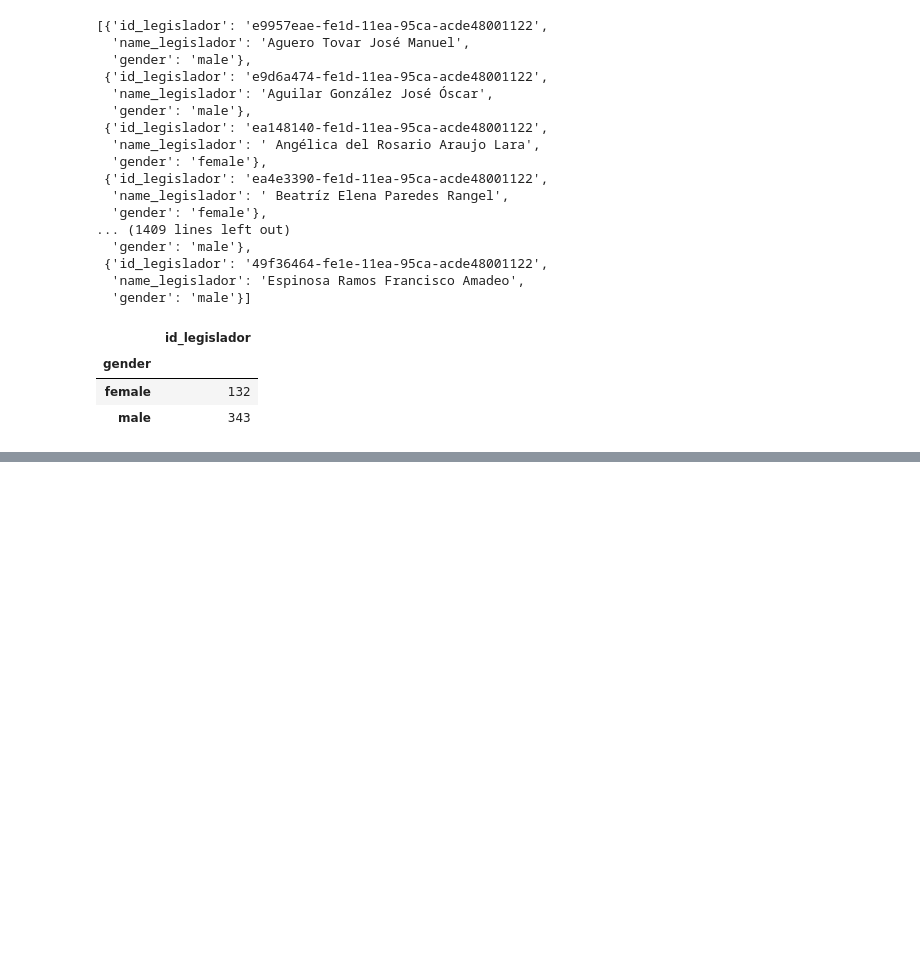
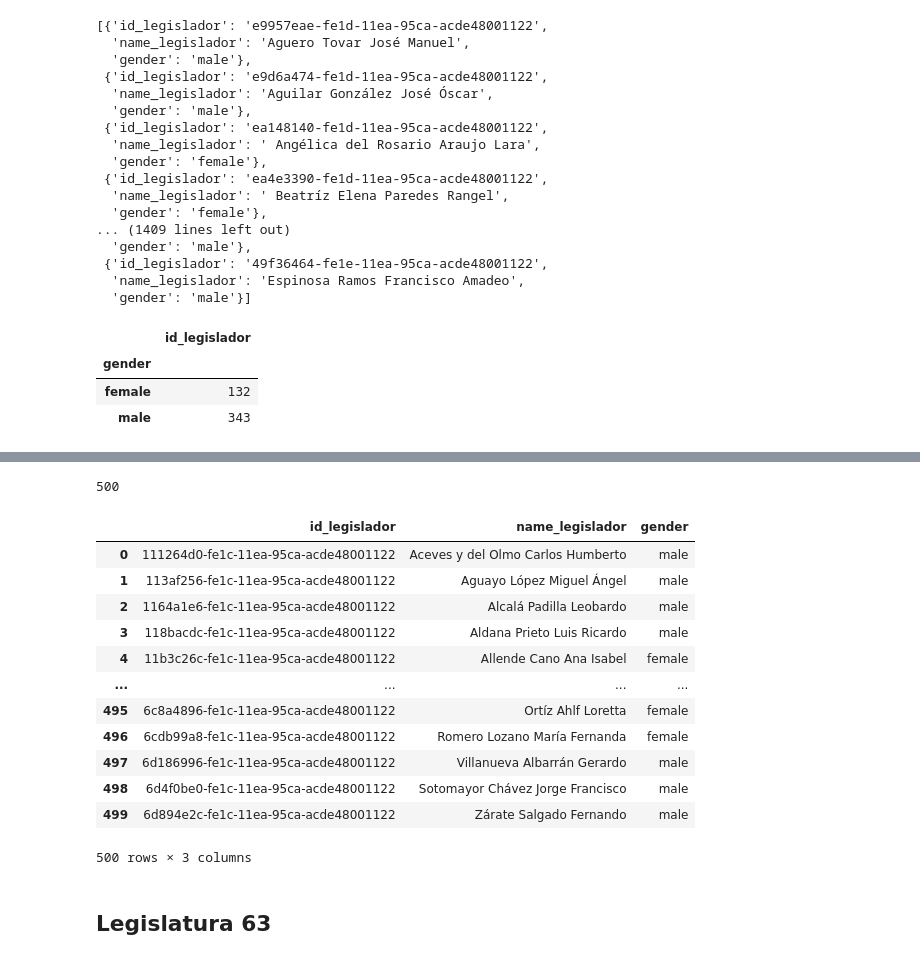
Before and after one commit to cblanesg/Congressional-dataMX, a Jupyter notebook: source/01-collection_data/00-id_data/03_gender.ipynb, the cells around one changed output, grey strips where cells are left out. Saved outputs shown, nothing was run; the diff lists cells and outputs as text; code cells hidden in the pictures; blank space fills up the shorter version.

Commit message:
add gender data LXIII, LXIV

```diff
--- a/source/01-collection_data/00-id_data/03_gender.ipynb
+++ b/source/01-collection_data/00-id_data/03_gender.ipynb
@@ -510,0 +528,13 @@ with open('/Users/cblanesg/cam.blanes Dropbox/Camila Blanes/Congressional-dataMX
+# %%
+mapping_names_gender62 = {}
+for i in tqdm(data62_p):
+    name = i['nombre_completo']
+    name = re.sub(' [(]LICENCIA[)]', '', name)
+    name = unidecode.unidecode(name)
+    if any(re.findall('^[ ]', name)):
+        pila = name.split(' ')[1]
+        mapping_names_gender62[i['nombre_completo']] = Genderize().get([pila])
+    else:
+        pila = name.split(' ')[-1:][0]
+
+        mapping_names_gender62[i['nombre_completo']] = Genderize().get([pila])
@@ -510,0 +555,49 @@ with open('/Users/cblanesg/cam.blanes Dropbox/Camila Blanes/Congressional-dataMX
+# %%
+len(mapping_names_gender62)
+# %% [output]
+500
+# %%
+clean_gender = {}
+for x, y in mapping_names_gender62.items():
+    if x == 'Alvarado Sánchez Brenda María Izontli':
+        clean_gender[x] = 'female'
+    elif x == 'Barrera Estrada Rodimiro':
+        clean_gender[x] ='male'
+    elif x == 'Villaseñor Gudiño Blanca Ma.':
+        clean_gender[x] ='female'
+    elif x == 'García Rojas Mariana Dunyaska':
+        clean_gender[x] ='female'
+    elif x == 'Salinas Mendiola Glafiro':
+        clean_gender[x] ='male'
+    elif x == 'Yáñez Robles Elizabeth Oswelia':
+        clean_gender[x] ='female'
+    else:
+        clean_gender[x] = y[0]['gender']
+# %%
+for x, y in clean_gender.items():
+    if y == None:
+        print(x)
+# %%
+gender_data62 = []
+for x, y in zip(id_s, clean_gender.keys()):
+    temp = {}
+    temp['id_legislador'] = x
+    temp['name_legislador'] = y
+    temp['gender'] = clean_gender[y]
+    gender_data62.append(temp)
+# %%
+pd.DataFrame(gender_data62)
+# %% [output]
+|  | id_legislador | name_legislador | gender |
+| 0 | 111264d0-fe1c-11ea-95ca-acde48001122 | Aceves y del Olmo Carlos Humberto | male |
+| 1 | 113af256-fe1c-11ea-95ca-acde48001122 | Aguayo López Miguel Ángel | male |
+| 2 | 1164a1e6-fe1c-11ea-95ca-acde48001122 | Alcalá Padilla Leobardo | male |
+| 3 | 118bacdc-fe1c-11ea-95ca-acde48001122 | Aldana Prieto Luis Ricardo | male |
+| 4 | 11b3c26c-fe1c-11ea-95ca-acde48001122 | Allende Cano Ana Isabel | female |
+| ... | ... | ... | ... |
+| 495 | 6c8a4896-fe1c-11ea-95ca-acde48001122 | Ortíz Ahlf Loretta | female |
+| 496 | 6cdb99a8-fe1c-11ea-95ca-acde48001122 | Romero Lozano María Fernanda | female |
+| 497 | 6d186996-fe1c-11ea-95ca-acde48001122 | Villanueva Albarrán Gerardo | male |
+| 498 | 6d4f0be0-fe1c-11ea-95ca-acde48001122 | Sotomayor Chávez Jorge Francisco | male |
+| 499 | 6d894e2c-fe1c-11ea-95ca-acde48001122 | Zárate Salgado Fernando | male |
+500 rows × 3 columns
@@ -510,0 +607,2 @@ with open('/Users/cblanesg/cam.blanes Dropbox/Camila Blanes/Congressional-dataMX
+# %% [markdown]
+## Legislatura 63
```
Also changed, not shown: parts of 13 cells of this notebook, 1 other file.
